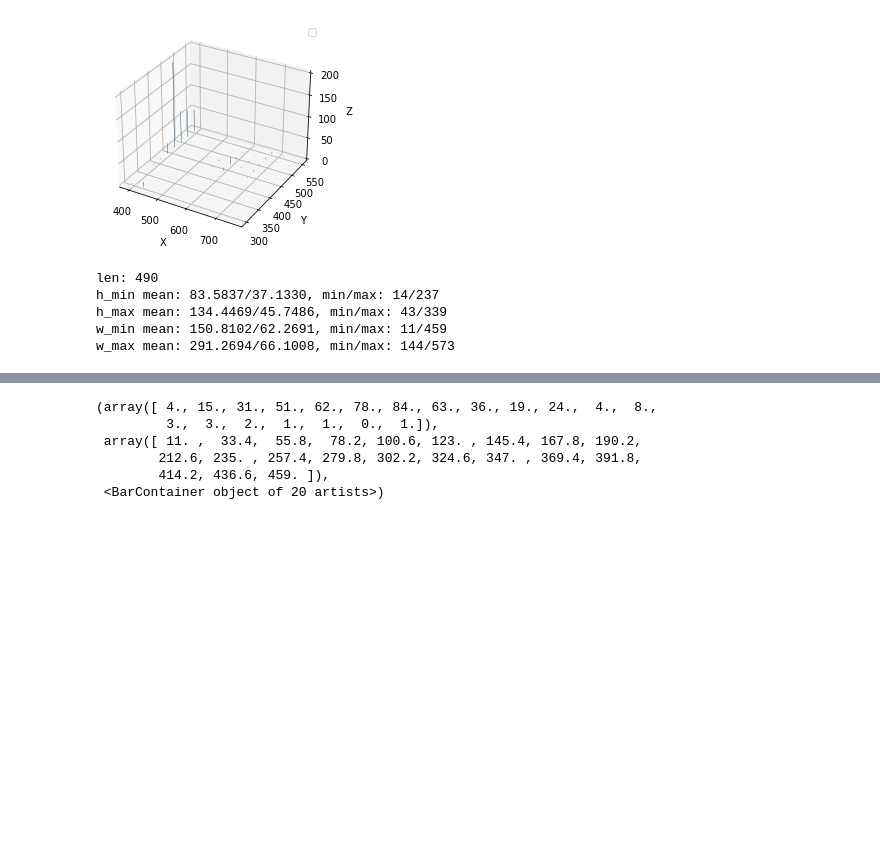
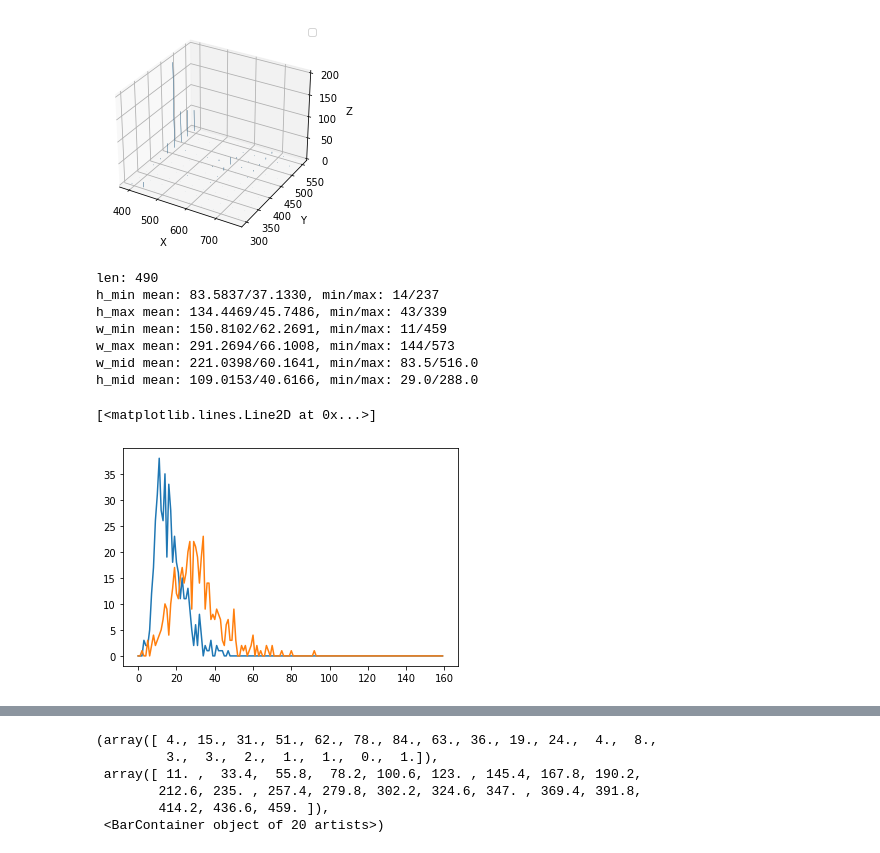
Before and after one commit to DongDong500/CPNKDv4, a Jupyter notebook: test2.ipynb, the cells around one changed output, grey strips where cells are left out. Saved outputs shown, nothing was run; the diff lists cells and outputs as text; code cells hidden in the pictures; blank space fills up the shorter version.

```diff
--- a/test2.ipynb
+++ b/test2.ipynb
@@ -84,6 +84,8 @@ print(f'len: {len(images)}')
 X, Y = [], []
 
 h_min, h_max, w_min, w_max = [], [], [], []
+upper, lower = [], []
+h_mid, w_mid = [], []
 for ma in masks:
     m = Image.open(ma).convert('L') # H x W
     h,w = np.where(np.array(m) > 0)
@@ -91,17 +93,61 @@ for ma in masks:
     h_max.append(h.max())
     w_min.append(w.min())
     w_max.append(w.max())
+    upper.append(h.min() + w.min())
+    lower.append(h.max() + w.max())
+    h_mid.append(h.min() + h.max())
+    w_mid.append(w.min() + w.max())
 h_min = np.array(h_min)
 h_max = np.array(h_max)
 w_min = np.array(w_min)
 w_max = np.array(w_max)
+h_mid = np.array(h_mid) / 2
+w_mid = np.array(w_mid) / 2
 print(f'h_min mean: {h_min.mean():.4f}/{h_min.std():.4f}, min/max: {h_min.min()}/{h_min.max()}')
 print(f'h_max mean: {h_max.mean():.4f}/{h_max.std():.4f}, min/max: {h_max.min()}/{h_max.max()}')
 print(f'w_min mean: {w_min.mean():.4f}/{w_min.std():.4f}, min/max: {w_min.min()}/{w_min.max()}')
 print(f'w_max mean: {w_max.mean():.4f}/{w_max.std():.4f}, min/max: {w_max.min()}/{w_max.max()}')
+print(f'w_mid mean: {w_mid.mean():.4f}/{w_mid.std():.4f}, min/max: {w_mid.min()}/{w_mid.max()}')
+print(f'h_mid mean: {h_mid.mean():.4f}/{h_mid.std():.4f}, min/max: {h_mid.min()}/{h_mid.max()}')
 # %% [output]
 len: 490
 h_min mean: 83.5837/37.1330, min/max: 14/237
 h_max mean: 134.4469/45.7486, min/max: 43/339
 w_min mean: 150.8102/62.2691, min/max: 11/459
 w_max mean: 291.2694/66.1008, min/max: 144/573
+w_mid mean: 221.0398/60.1641, min/max: 83.5/516.0
+h_mid mean: 109.0153/40.6166, min/max: 29.0/288.0
+# %%
+xy = np.zeros((160, 160), )
+BLOCK = 5
+
+for i in range(len(h_min)):
+    idx = round(h_min[i] / BLOCK)
+    idy = round(w_min[i] / BLOCK)
+    xy[idx, idy] += 1
+# %%
+x = [0 for i in range(160)]
+y = [0 for i in range(160)]
+z = [0 for i in range(160)]
+w = [0 for i in range(160)]
+BLOCK = 5
+
+assert( len(h_min) == len(h_max) == len(w_min) == len(w_max) )
+
+for i in range(len(h_min)):
+    idx = round(h_min[i] / BLOCK)
+    idy = round(h_max[i] / BLOCK)
+    idz = round(w_min[i] / BLOCK)
+    idw = round(w_max[i] / BLOCK)
+    x[idx] += 1
+    y[idy] += 1
+    z[idz] += 1
+    w[idw] += 1
+
+plt.plot(x)
+#plt.plot(y)
+plt.plot(z)
+#plt.plot(w)
+# %% [output]
+[<matplotlib.lines.Line2D at 0x...>]
+[figure, added]
```
Also changed, not shown: parts of 12 cells of this notebook, 31 other files.
